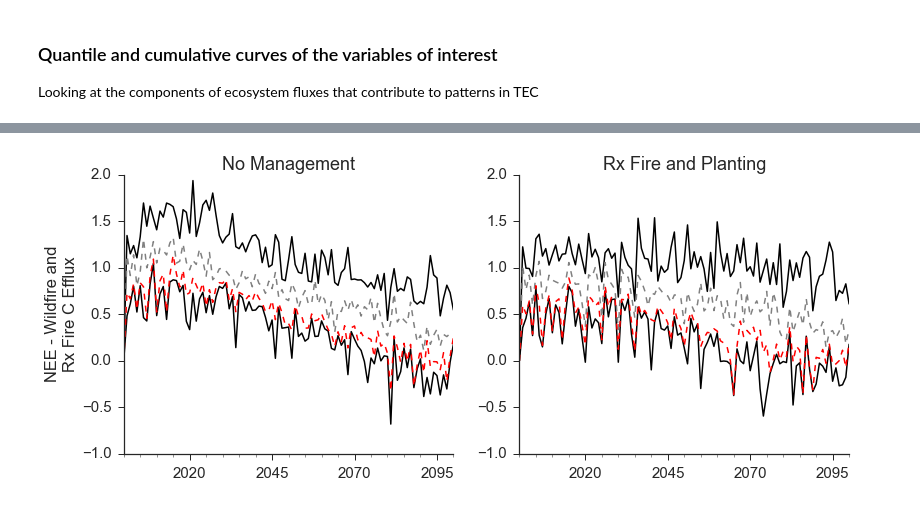
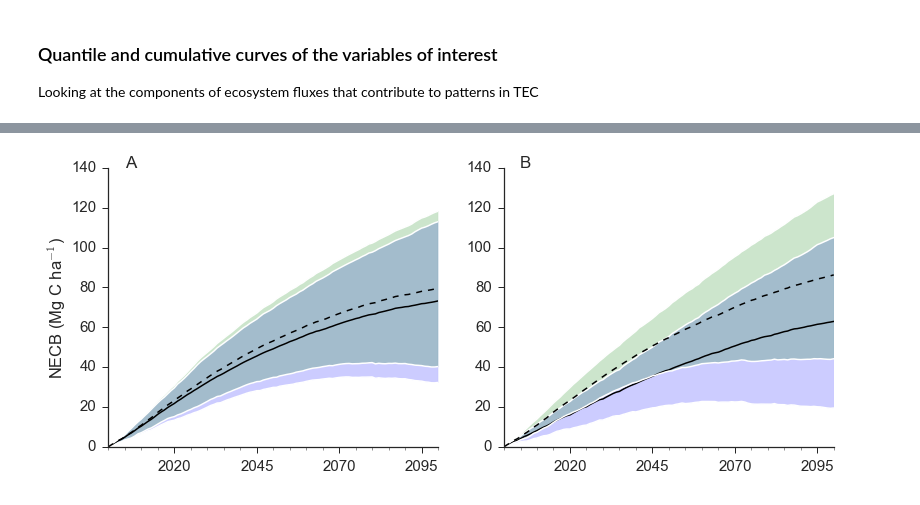
Before and after one commit to djkrofch/FtBenning, a Jupyter notebook: SwantesonFranzianAnalysis.ipynb, the cells around one changed output, grey strips where cells are left out. Saved outputs shown, nothing was run; the diff lists cells and outputs as text; code cells hidden in the pictures.

Commit message:
updated TS plots for pub

```diff
--- a/SwantesonFranzianAnalysis.ipynb
+++ b/SwantesonFranzianAnalysis.ipynb
@@ -477,14 +557,15 @@ Looking at the components of ecosystem fluxes that contribute to patterns in TEC
 f, ((ax1, ax2)) = plt.subplots(1,2, figsize =(13,5))
 
 plotAllSimsMinMaxMed(summed_noman, 'NECBw', ax = ax1)
-plotAllSimsMinMaxMed(testRx, 'NECBw', ax = ax2)
+plotAllSimsMinMaxMed(testRx, 'NECBtot', ax = ax2)
 
 ax1.set_ylim([-1,2])
 ax2.set_ylim([-1,2])
 
-ax1.set_ylabel('NEE - Wildfire C Efflux')
-ax1.set_title('No Management')
-ax2.set_title('Rx Fire and Planting')
+ax1.set_ylabel('NECB (Mg C ha$^{-1}$)')
+
+ax1.text(0.05, 1, 'A', transform=ax1.transAxes, fontsize=17)
+ax2.text(0.05, 1, 'B', transform=ax2.transAxes, fontsize=17)
 
 sns.despine()
 # %% [output]
@@ -492,16 +631,19 @@ sns.despine()
 # %%
 f, ((ax1, ax2)) = plt.subplots(1,2, figsize =(13,5))
 
-plotAllSimsMinMaxMed(summed_noman, 'NECBw', ax = ax1)
-plotAllSimsMinMaxMed(testRx, 'NECBtot', ax = ax2)
+plotAllSimsMinMaxMedSUM(summed_noman, 'NECBw', ax = ax1)
+plotAllSimsMinMaxMedSUM(testRx, 'NECBtot', ax = ax2)
 
-ax1.set_ylim([-1,2])
-ax2.set_ylim([-1,2])
+plotAllSimsMinMaxMedSUM2(summed_noman, 'NEECw', ax = ax1)
+plotAllSimsMinMaxMedSUM2(testRx, 'NEECw', ax = ax2)
 
-ax1.set_ylabel('NEE - Wildfire and \nRx Fire C Efflux')
-ax1.set_title('No Management')
-ax2.set_title('Rx Fire and Planting')
+ax1.set_ylim([0,140])
+ax2.set_ylim([0,140])
+ax1.set_ylabel('NECB (Mg C ha$^{-1}$)')
+
+ax1.text(0.05, 1, 'A', transform=ax1.transAxes, fontsize=17)
+ax2.text(0.05, 1, 'B', transform=ax2.transAxes, fontsize=17)
 
 sns.despine()
 # %% [output]
-[figure, old version]
+[figure, new version]
```
Also changed, not shown: parts of 7 cells of this notebook.
